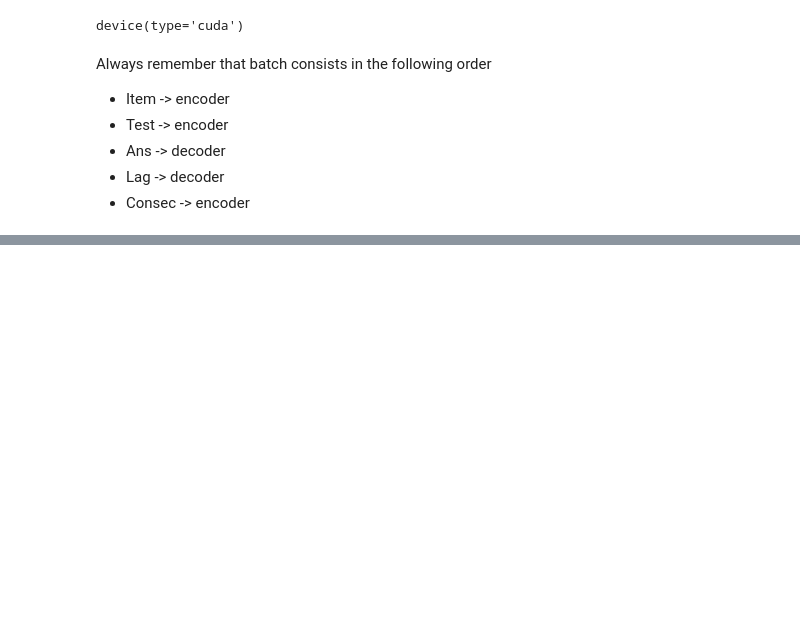
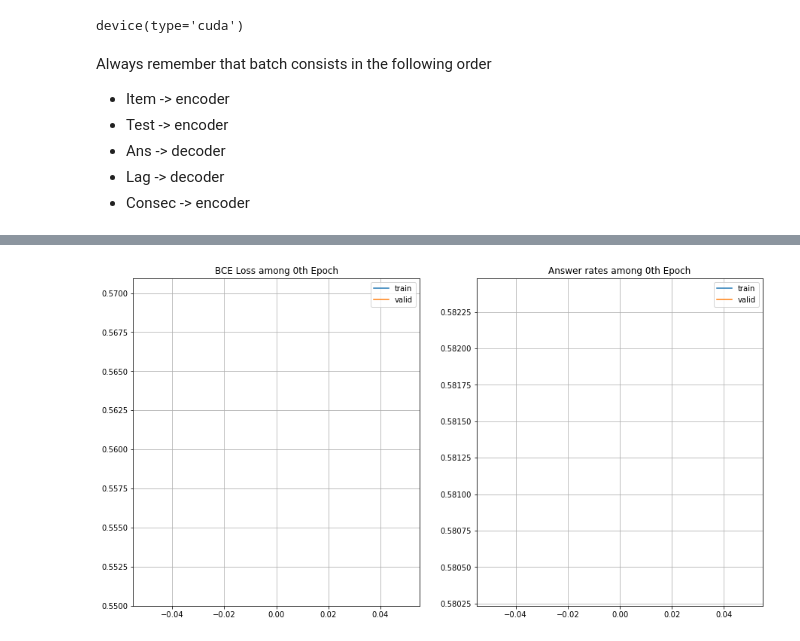
Before and after one commit to 1pha/iscream_upstage, a Jupyter notebook: train.ipynb, the cells around one changed output, grey strips where cells are left out. Drawn from its saved outputs; the diff is of its cells as text; code cells hidden in the pictures; blank space fills up the shorter version.

Commit message:
[trains] badly

```diff
--- a/train.ipynb
+++ b/train.ipynb
@@ -150,12 +154,21 @@ def collate_fn_short(batch):
+# %%
+train_chunk.reset_index(drop=True, inplace=True)
 # %%
 pin_memory = False
 
-trainset = IscreamDataset(chunked_data)
+trainset = IscreamDataset(train_chunk)
 train_loader = DataLoader(trainset, shuffle=False,
                           batch_size=16,
                           drop_last=True,
                           pin_memory=True,
                           collate_fn=collate_fn_short)
+
+validset = IscreamDataset(valid_chunk)
+valid_loader = DataLoader(validset, shuffle=False,
+                          batch_size=16,
+                          drop_last=False,
+                          pin_memory=True,
+                          collate_fn=collate_fn_short)
 # %%
 batch = next(iter(train_loader))
 # %% [markdown]
@@ -228,7 +241,7 @@ class Saintplus(nn.Module):
                                          dropout=dropout,
                                          activation='relu')
 
-        self.fc_out = nn.Linear(hidden, 2)
+        self.fc_out = nn.Linear(hidden, 1)
         self.softmax = nn.Softmax()
 
 
@@ -269,11 +282,11 @@ class Saintplus(nn.Module):
             self.memory_mask = self.generate_square_subsequent_mask(len(trg),len(src)).to(trg.device)
 
         output = self.transformer(src, trg,
-                                 src_mask=self.src_mask,
+#                                  src_mask=self.src_mask,
                                  tgt_mask=self.trg_mask,)
 #                                  memory_mask=self.memory_mask)
 
-        output = self.softmax(self.fc_out(output))
+        output = self.fc_out(output)
         return output
 # %% [markdown]
 Always remember that batch consists in the following order
@@ -288,4 +305,5 @@ model.to(device)
 # %%
 loss_fn = nn.BCEWithLogitsLoss()
 # optimizer = NoamOpt(cfg['model_cfg']['hidden'], 1, 4000, optim.Adam(model.parameters(), lr=0))
-optimizer = optim.Adam(model.parameters(), lr=1e-1)
+# optimizer = optim.Adam(model.parameters(), lr=1e+1)
+optimizer = optim.SGD(model.parameters(), lr=1)
@@ -320,9 +314,11 @@ Saintplus(
 # %%
 model.train()
-epoch_loss = 0
-answer_rates = []
-for e in range(10):
-    for i, batch in tqdm(enumerate(train_loader)):
+trn_losses, val_losses = [], []
+trn_ans, val_ans = [], []
+for e in range(100):
+    epoch_loss = 0
+    answer_rates = []
+    for i, batch in enumerate(train_loader):
 
         item, test, ans, lag, consec = map(lambda x: x.to(device), batch)
     #     item, test, ans, lag, consec = batch
@@ -334,21 +330,78 @@ for e in range(10):
         output = model(item, test, ans[:-1, :], lag[:-1, :], consec)
 
         idx = ans[1:, :] != 2
-        ans_logit = torch.Tensor([[0, 1] if logit else [1, 0] for logit in ans[1:, :][idx]]).to(device)
-        loss = loss_fn(output.squeeze()[idx], ans_logit.float())
+#         ans_logit = torch.Tensor([[0, 1] if logit else [1, 0] for logit in ans[1:, :][idx]]).to(device)
+        loss = loss_fn(output.squeeze()[idx], ans[1:, :][idx].float())
 
         loss.backward()
 
-#         torch.nn.utils.clip_grad_norm_(model.parameters(), 1.0)
+        torch.nn.utils.clip_grad_norm_(model.parameters(), 1.0)
         optimizer.step()
 
         pred = output.squeeze()[idx]
         true = ans[1:, :][idx]
-        correct = true.cpu().numpy() & pred.argmax(axis=1).cpu().numpy()
+        correct = true & (nn.Sigmoid()(pred) > 0.5)
+
+#         correct = true.cpu().numpy() & pred.argmax(axis=1).cpu().numpy()
         answer_rate = correct[correct == 1].shape[0] / correct.shape[0]
         answer_rates.append(answer_rate)
 
         epoch_loss += loss.item()
 
-    print(answer_rate)
+    print(f'Epoch {e+1} / 10')
+    print(f'Epoch Loss: {epoch_loss / len(train_loader):.5f}')
+    trn_losses.append(epoch_loss / len(train_loader))
+
+    mean_ans = np.array(answer_rates).mean()
+    trn_ans.append(mean_ans)
+    print(f'Answer Rate: {mean_ans:.5f}')
+
+    model.eval()
+    epoch_loss = 0
+    answer_rates = []
+    for i, batch in enumerate(valid_loader):
+
+        item, test, ans, lag, consec = map(lambda x: x.to(device), batch)
+
+        ans = add_shift(ans, 2, device).to(device)
+        lag = add_shift(lag, 0, device).to(device)
+
+        optimizer.zero_grad()
+        output = model(item, test, ans[:-1, :], lag[:-1, :], consec)
+
+        idx = ans[1:, :] != 2
+        loss = loss_fn(output.squeeze()[idx], ans[1:, :][idx].float())
+
+        pred = output.squeeze()[idx]
+        true = ans[1:, :][idx]
+        correct = true & (nn.Sigmoid()(pred) > 0.5)
+
+        answer_rate = correct[correct == 1].shape[0] / correct.shape[0]
+        answer_rates.append(answer_rate)
+
+        epoch_loss += loss.item()
+
+    print('Validation Result')
+    print(f'Epoch Loss: {epoch_loss / len(valid_loader):.5f}')
+    val_losses.append(epoch_loss / len(valid_loader))
+
+    mean_ans = np.array(answer_rates).mean()
+    print(f'Answer Rate: {mean_ans:.5f}')
+    val_ans.append(mean_ans)
+
+    if e % 5 == 0:
+        fig, ax = plt.subplots(nrows=1, ncols=2, figsize=(15, 8))
+        ax[0].set_title(f'BCE Loss among {e}th Epoch')
+        ax[0].plot(trn_losses, label='train')
+        ax[0].plot(val_losses, label='valid')
+        ax[0].grid()
+        ax[0].legend()
+
+        ax[1].set_title(f'Answer rates among {e}th Epoch')
+        ax[1].plot(trn_ans, label='train')
+        ax[1].plot(val_ans, label='valid')
+        ax[1].grid()
+        ax[1].legend()
+
+        plt.show()
 # %% [output]
@@ -355,0 +414 @@ for e in range(10):
+[figure, added]
```
Also changed, not shown: parts of 17 cells of this notebook, 1 other file.
